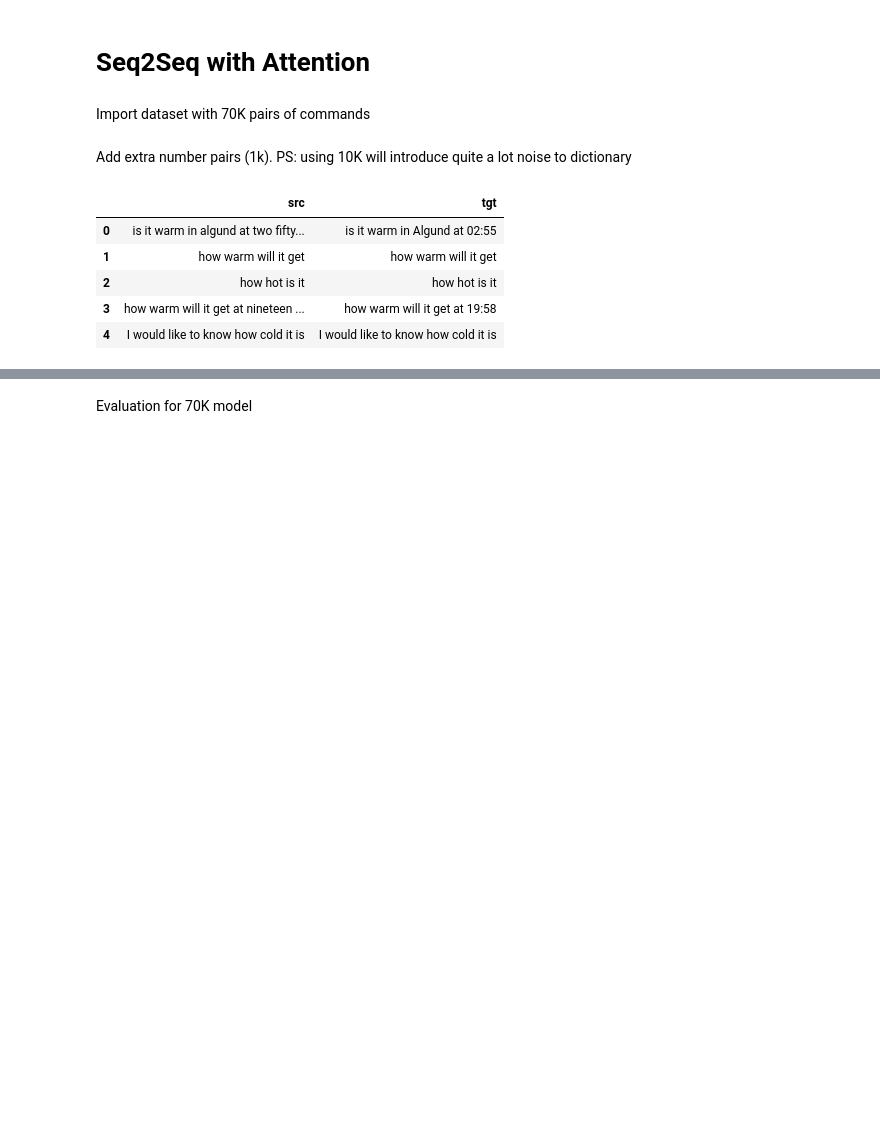
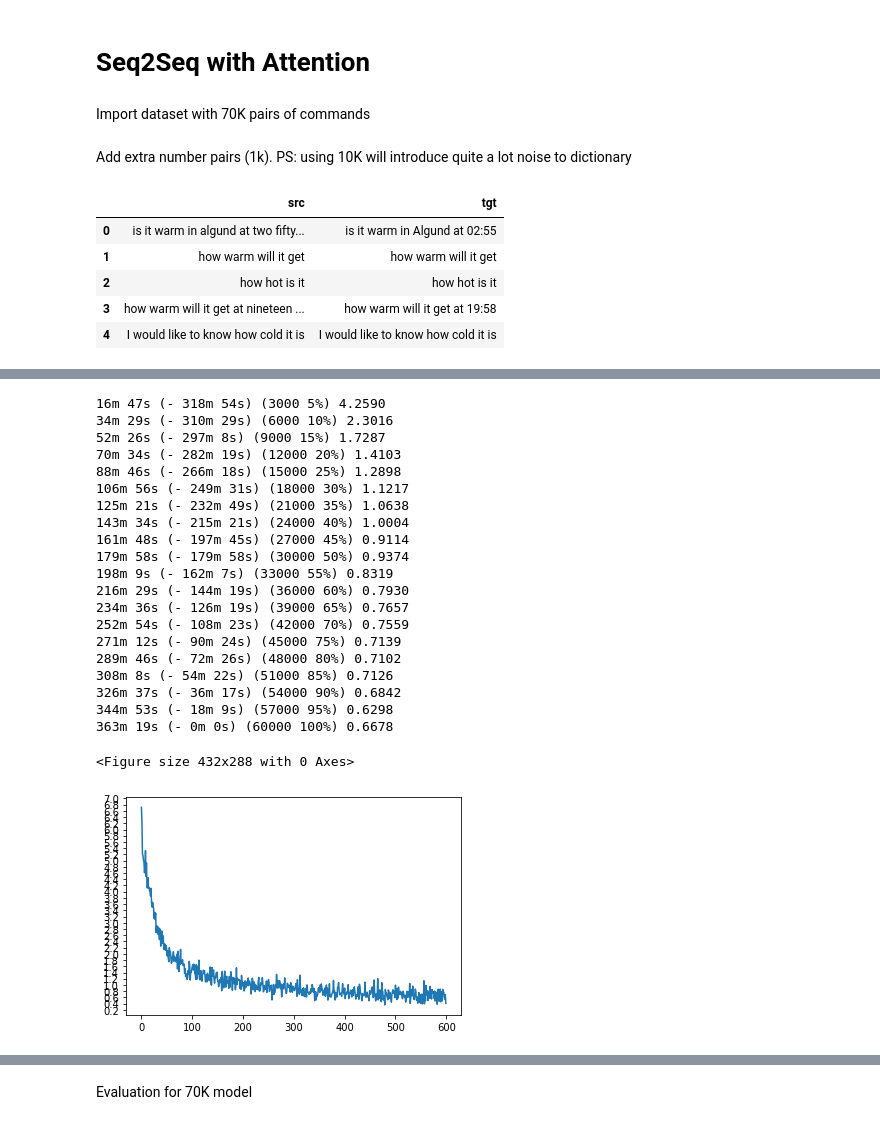
Before and after one commit to sting1000/generator, a Jupyter notebook: machine_translation.ipynb, the cells around one changed output, grey strips where cells are left out. Cells and saved outputs as stored; diff of their text form; code cells hidden in the pictures; blank space fills up the shorter version.

```diff
--- a/machine_translation.ipynb
+++ b/machine_translation.ipynb
@@ -578,0 +562,7 @@ output = i'd like to watch ice the the <EOS>
+# %%
+# Load Glove Vectors
+vectors = bcolz.open(rootdir + '6B.50.dat')[:]
+words = pickle.load(open(rootdir + '6B.50_words.pkl', 'rb'))
+word2idx = pickle.load(open(rootdir + '6B.50_idx.pkl', 'rb'))
+
+glove = {w: vectors[word2idx[w]] for w in words}
@@ -578,0 +581,28 @@ output = i'd like to watch ice the the <EOS>
+# %%
+# Sort word2idx
+import operator
+word2idx = { k : v for k , v in sorted(word2idx.items(), key=operator.itemgetter(1))}
+# %%
+class LangGlove:
+    def __init__(self, name):
+        self.name = name
+        self.word2index = { k : v for k , v in sorted(word2idx.items(), key=operator.itemgetter(1))}
+        self.word2count = { word : 1 for word in words }
+        self.index2word = { i : word for word, i in word2idx.items() }
+        self.n_words = 400001
+
+    def addSentence(self, sentence):
+        for word in sentence.split(' '):
+            self.addWord(word)
+
+    def addWord(self, word):
+        if word not in self.word2index:
+            self.word2index[word] = self.n_words
+            self.word2count[word] = 1
+            self.index2word[self.n_words] = word
+            self.n_words += 1
+        else:
+            self.word2count[word] += 1
+# %%
+input_lang, output_lang, pairs = prepareData(train_df.src.tolist(), train_df.tgt.tolist(), LangGlove)
+print(random.choice(pairs))
@@ -578,0 +617,29 @@ output = i'd like to watch ice the the <EOS>
+# %%
+hidden_size = 256
+encoder1 = EncoderRNN(input_lang.n_words, hidden_size).to(device)
+attn_decoder1 = AttnDecoderRNN(hidden_size, output_lang.n_words, dropout_p=0.1).to(device)
+
+trainIters(encoder1, attn_decoder1, 60000, print_every=3000, learning_rate=0.01)
+# %% [output]
+16m 47s (- 318m 54s) (3000 5%) 4.2590
+34m 29s (- 310m 29s) (6000 10%) 2.3016
+52m 26s (- 297m 8s) (9000 15%) 1.7287
+70m 34s (- 282m 19s) (12000 20%) 1.4103
+88m 46s (- 266m 18s) (15000 25%) 1.2898
+106m 56s (- 249m 31s) (18000 30%) 1.1217
+125m 21s (- 232m 49s) (21000 35%) 1.0638
+143m 34s (- 215m 21s) (24000 40%) 1.0004
+161m 48s (- 197m 45s) (27000 45%) 0.9114
+179m 58s (- 179m 58s) (30000 50%) 0.9374
+198m 9s (- 162m 7s) (33000 55%) 0.8319
+216m 29s (- 144m 19s) (36000 60%) 0.7930
+234m 36s (- 126m 19s) (39000 65%) 0.7657
+252m 54s (- 108m 23s) (42000 70%) 0.7559
+271m 12s (- 90m 24s) (45000 75%) 0.7139
+289m 46s (- 72m 26s) (48000 80%) 0.7102
+308m 8s (- 54m 22s) (51000 85%) 0.7126
+326m 37s (- 36m 17s) (54000 90%) 0.6842
+344m 53s (- 18m 9s) (57000 95%) 0.6298
+363m 19s (- 0m 0s) (60000 100%) 0.6678
+<Figure size 432x288 with 0 Axes>
+[figure, added]
```
Also changed, not shown: parts of 23 cells of this notebook.
